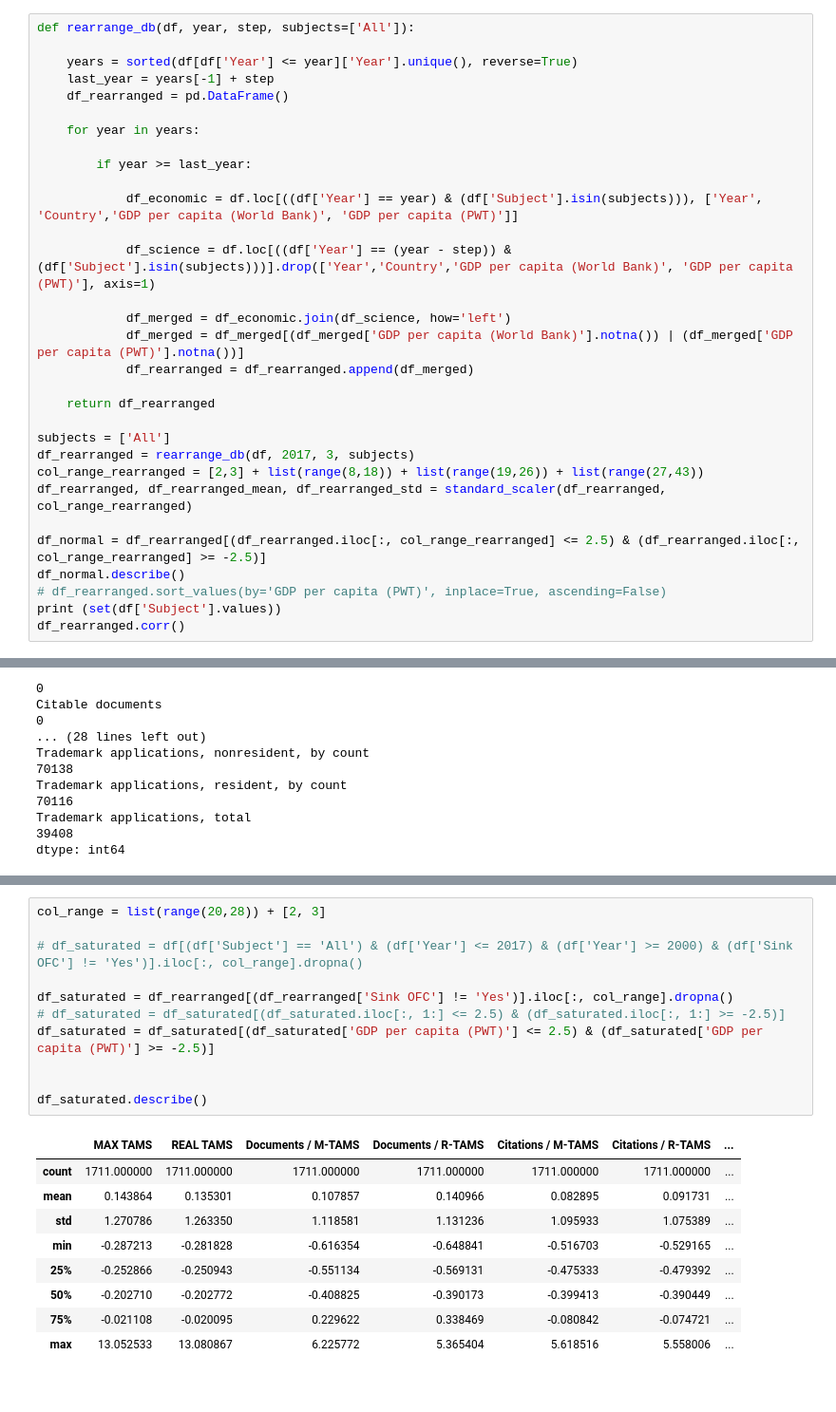
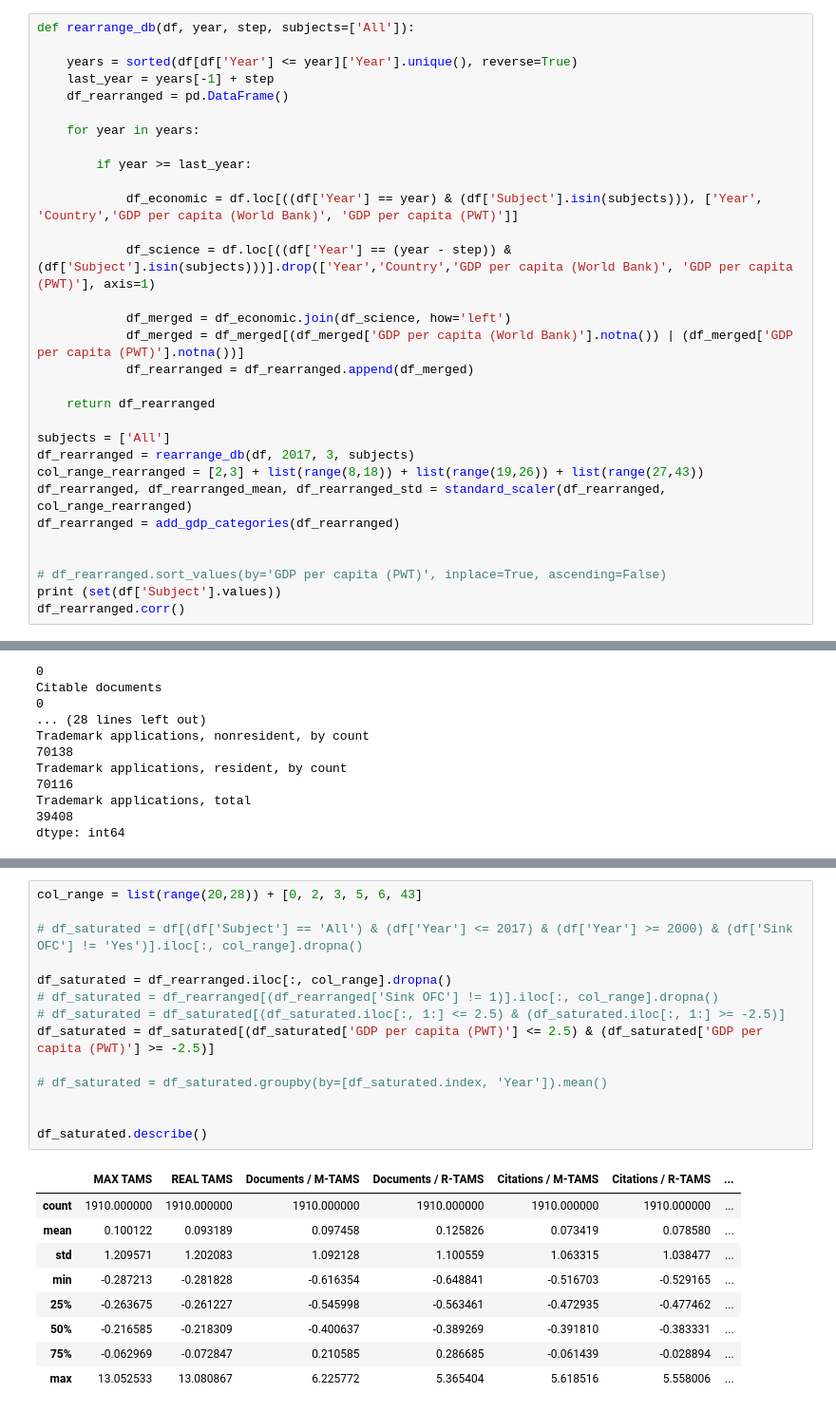
Before and after one commit to sadiogo/gdp_science, a Jupyter notebook: analyses/analyses_diogo.ipynb, the cells around one changed output, grey strips where cells are left out. Shown at 95% size. Saved outputs shown, nothing was run; the diff lists cells and outputs as text.

```diff
--- a/analyses/analyses_diogo.ipynb
+++ b/analyses/analyses_diogo.ipynb
@@ -95,9 +141,9 @@ subjects = ['All']
 df_rearranged = rearrange_db(df, 2017, 3, subjects)
 col_range_rearranged = [2,3] + list(range(8,18)) + list(range(19,26)) + list(range(27,43))
 df_rearranged, df_rearranged_mean, df_rearranged_std = standard_scaler(df_rearranged, col_range_rearranged)
+df_rearranged = add_gdp_categories(df_rearranged)
 
-df_normal = df_rearranged[(df_rearranged.iloc[:, col_range_rearranged] <= 2.5) & (df_rearranged.iloc[:, col_range_rearranged] >= -2.5)]
-df_normal.describe()
+
 # df_rearranged.sort_values(by='GDP per capita (PWT)', inplace=True, ascending=False)
 print (set(df['Subject'].values))
 df_rearranged.corr()
@@ -167,23 +237,26 @@ for i, column in enumerate(df_rearranged.columns.values):
 # %%
-col_range = list(range(20,28)) + [2, 3]
+col_range = list(range(20,28)) + [0, 2, 3, 5, 6, 43]
 
 # df_saturated = df[(df['Subject'] == 'All') & (df['Year'] <= 2017) & (df['Year'] >= 2000) & (df['Sink OFC'] != 'Yes')].iloc[:, col_range].dropna()
 
-df_saturated = df_rearranged[(df_rearranged['Sink OFC'] != 'Yes')].iloc[:, col_range].dropna()
+df_saturated = df_rearranged.iloc[:, col_range].dropna()
+# df_saturated = df_rearranged[(df_rearranged['Sink OFC'] != 1)].iloc[:, col_range].dropna()
 # df_saturated = df_saturated[(df_saturated.iloc[:, 1:] <= 2.5) & (df_saturated.iloc[:, 1:] >= -2.5)]
 df_saturated = df_saturated[(df_saturated['GDP per capita (PWT)'] <= 2.5) & (df_saturated['GDP per capita (PWT)'] >= -2.5)]
 
+# df_saturated = df_saturated.groupby(by=[df_saturated.index, 'Year']).mean()
+
 
 df_saturated.describe()
 # %% [output]
 |  | MAX TAMS | REAL TAMS | Documents / M-TAMS | Documents / R-TAMS | Citations / M-TAMS | Citations / R-TAMS | ... |
-| count | 1711.000000 | 1711.000000 | 1711.000000 | 1711.000000 | 1711.000000 | 1711.000000 | ... |
-| mean | 0.143864 | 0.135301 | 0.107857 | 0.140966 | 0.082895 | 0.091731 | ... |
-| std | 1.270786 | 1.263350 | 1.118581 | 1.131236 | 1.095933 | 1.075389 | ... |
+| count | 1910.000000 | 1910.000000 | 1910.000000 | 1910.000000 | 1910.000000 | 1910.000000 | ... |
+| mean | 0.100122 | 0.093189 | 0.097458 | 0.125826 | 0.073419 | 0.078580 | ... |
+| std | 1.209571 | 1.202083 | 1.092128 | 1.100559 | 1.063315 | 1.038477 | ... |
 | min | -0.287213 | -0.281828 | -0.616354 | -0.648841 | -0.516703 | -0.529165 | ... |
-| 25% | -0.252866 | -0.250943 | -0.551134 | -0.569131 | -0.475333 | -0.479392 | ... |
-| 50% | -0.202710 | -0.202772 | -0.408825 | -0.390173 | -0.399413 | -0.390449 | ... |
-| 75% | -0.021108 | -0.020095 | 0.229622 | 0.338469 | -0.080842 | -0.074721 | ... |
+| 25% | -0.263675 | -0.261227 | -0.545998 | -0.563461 | -0.472935 | -0.477462 | ... |
+| 50% | -0.216585 | -0.218309 | -0.400637 | -0.389269 | -0.391810 | -0.383331 | ... |
+| 75% | -0.062969 | -0.072847 | 0.210585 | 0.286685 | -0.061439 | -0.028894 | ... |
 | max | 13.052533 | 13.080867 | 6.225772 | 5.365404 | 5.618516 | 5.558006 | ... |
 # %%
 from sklearn.model_selection import train_test_split
```
Also changed, not shown: parts of 19 cells of this notebook, 1 other file.
